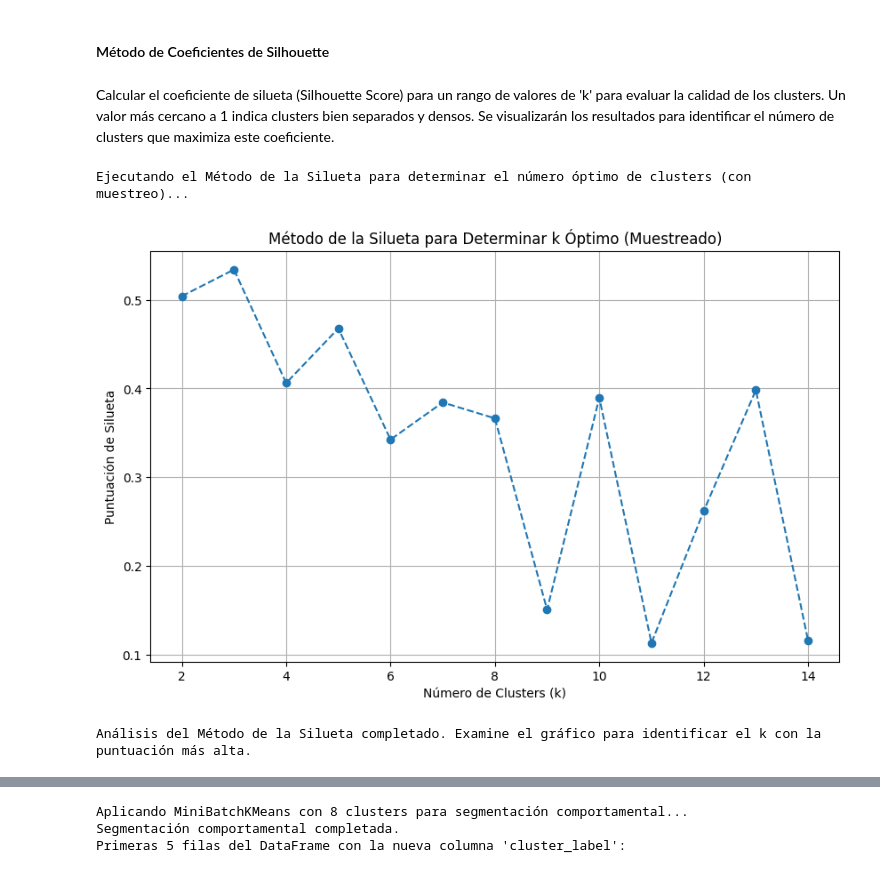
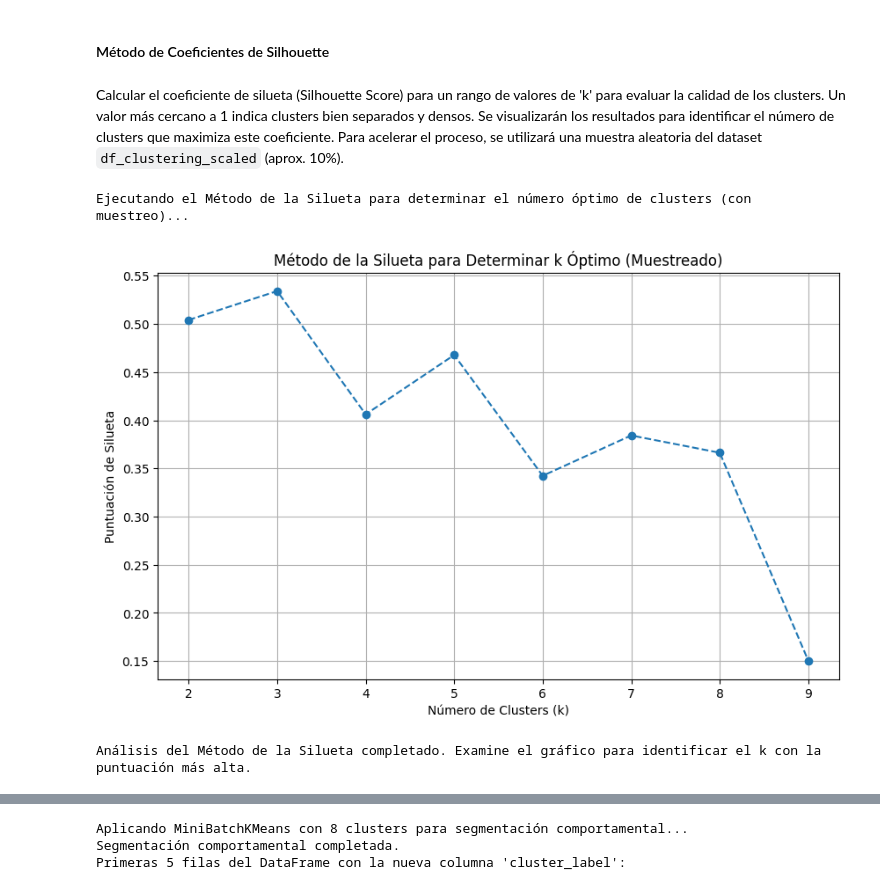
Before and after one commit to josenomberto/UTEC-CDIAV3-MCD8010, a Jupyter notebook: Proyecto02-Grupo1-jc.ipynb, the cells around one changed output, grey strips where cells are left out. Saved outputs shown, nothing was run; the diff lists cells and outputs as text; code cells hidden in the pictures.

```diff
--- a/Proyecto02-Grupo1-jc.ipynb
+++ b/Proyecto02-Grupo1-jc.ipynb
@@ -608,14 +607,13 @@ clustering_features = ['TransactionAmt'] + c_features + d_features
 clustering_features = [col for col in clustering_features if col in df_train.columns]
 
 # Crear Dataframe para clustering
-df_clustering = df_train[clustering_features]
+df_clustering = df_train[clustering_features].copy()
 
-# Manejar valores nulos e escalar características
-# Primero, imputar valores nulos (usaremos la mediana para robustez contra outliers)
+# Imputar valores nulos usando la mediana para robustez contra outliers
 imputer = SimpleImputer(strategy='median')
 df_clustering_imputed = imputer.fit_transform(df_clustering)
 
-# Luego, escalar las características
+# Escalar las características
 scaler = StandardScaler()
 df_clustering_scaled = scaler.fit_transform(df_clustering_imputed)
 
@@ -690,57 +688,48 @@ Análisis del Método del Codo completado. Examine el gráfico para identificar
 # %% [markdown]
 #### Método de Coeficientes de Silhouette
 # %% [markdown]
-Calcular el coeficiente de silueta (Silhouette Score) para un rango de valores de 'k' para evaluar la calidad de los clusters. Un valor más cercano a 1 indica clusters bien separados y densos. Se visualizarán los resultados para identificar el número de clusters que maximiza este coeficiente.
+Calcular el coeficiente de silueta (Silhouette Score) para un rango de valores de 'k' para evaluar la calidad de los clusters. Un valor más cercano a 1 indica clusters bien separados y densos. Se visualizarán los resultados para identificar el número de clusters que maximiza este coeficiente. Para acelerar el proceso, se utilizará una muestra aleatoria del dataset `df_clustering_scaled` (aprox. 10%).
 # %%
 print("Ejecutando el Método de la Silueta para determinar el número óptimo de clusters (con muestreo)...")
 
 from sklearn.metrics import silhouette_score
 
-# 1. Definir un rango de k valores (Silhouette Score no está definido para k=1)
-k_range_silhouette = range(2, 15) # Evaluar de 2 a 10 clusters
+# Definir un rango de valores para k (Silhouette Score no está definido para k=1)
+k_range_silhouette = range(2, 10) # Evaluar de 2 a 10 clusters
 
-# 2. Inicializar una lista para almacenar los valores de silhouette score
+# 2. Inicializar lista para almacenar los valores de silhouette score
 silhouette_scores = []
 
 # Definir el tamaño de la muestra para el cálculo de Silhouette Score
 sample_size = 50000 # Un tamaño de muestra razonable para grandes datasets
 
 # Crear una muestra aleatoria del dataset escalado para el cálculo de Silhouette Score
 # Esto es crucial para manejar la complejidad O(N^2) del Silhouette Score en grandes datasets.
 np.random.seed(42) # Para reproducibilidad
 sample_indices = np.random.choice(df_clustering_scaled.shape[0], sample_size, replace=False)
 df_clustering_sampled = df_clustering_scaled[sample_indices]
 
-
-# 3. Loop a través del rango de k valores
+# Loop a través del rango de k valores
 for k in k_range_silhouette:
-    # a. Crear una instancia de MiniBatchKMeans
+    # Crear una instancia de MiniBatchKMeans
     mbkmeans_silhouette = MiniBatchKMeans(n_clusters=k, random_state=42, batch_size=256, n_init=10, verbose=False)
-
-    # b. Ajustar el modelo a la muestra de datos escalados y predecir las etiquetas
+    # Ajustar el modelo a la muestra de datos escalados y predecir las etiquetas
     cluster_labels_silhouette = mbkmeans_silhouette.fit_predict(df_clustering_sampled)
-
-    # c. Calcular el silhouette score
+    # Calcular el silhouette score
     score = silhouette_score(df_clustering_sampled, cluster_labels_silhouette)
     silhouette_scores.append(score)
 
-# 4. Plotear los k valores contra sus valores de silhouette score
+# Plotear los k valores contra sus valores de silhouette score
 plt.figure(figsize=(10, 6))
 plt.plot(k_range_silhouette, silhouette_scores, marker='o', linestyle='--')
-
-# 5. Añadir un título al plot
 plt.title('Método de la Silueta para Determinar k Óptimo (Muestreado)')
-
-# 6. Etiquetar los ejes
 plt.xlabel('Número de Clusters (k)')
 plt.ylabel('Puntuación de Silueta')
-
-# 7. Mostrar el plot
 plt.grid(True)
 plt.show()
 
 print("Análisis del Método de la Silueta completado. Examine el gráfico para identificar el k con la puntuación más alta.")
 # %% [output]
 Ejecutando el Método de la Silueta para determinar el número óptimo de clusters (con muestreo)...
-[figure, old version]
+[figure, new version]
 Análisis del Método de la Silueta completado. Examine el gráfico para identificar el k con la puntuación más alta.
```
Also changed, not shown: parts of 21 cells of this notebook.
